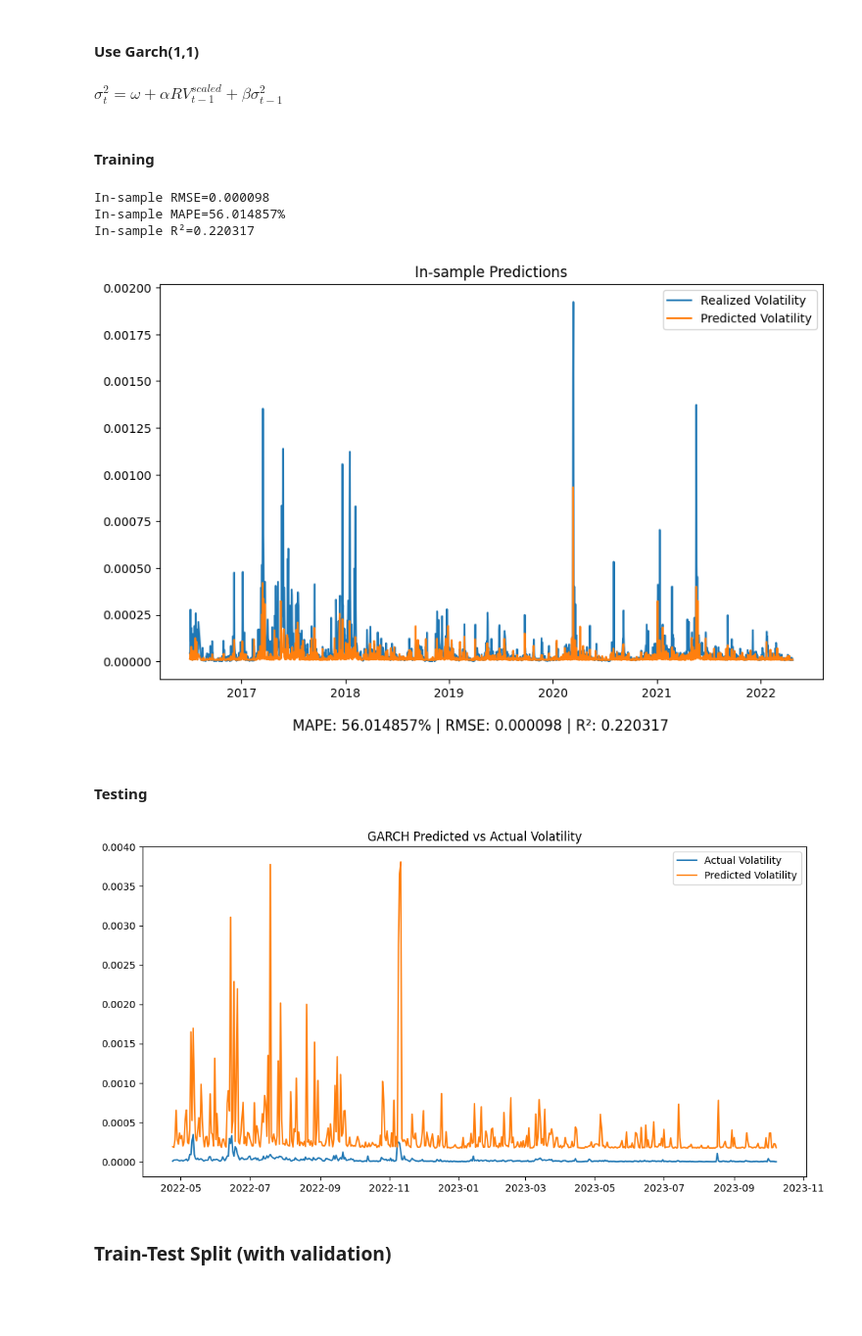
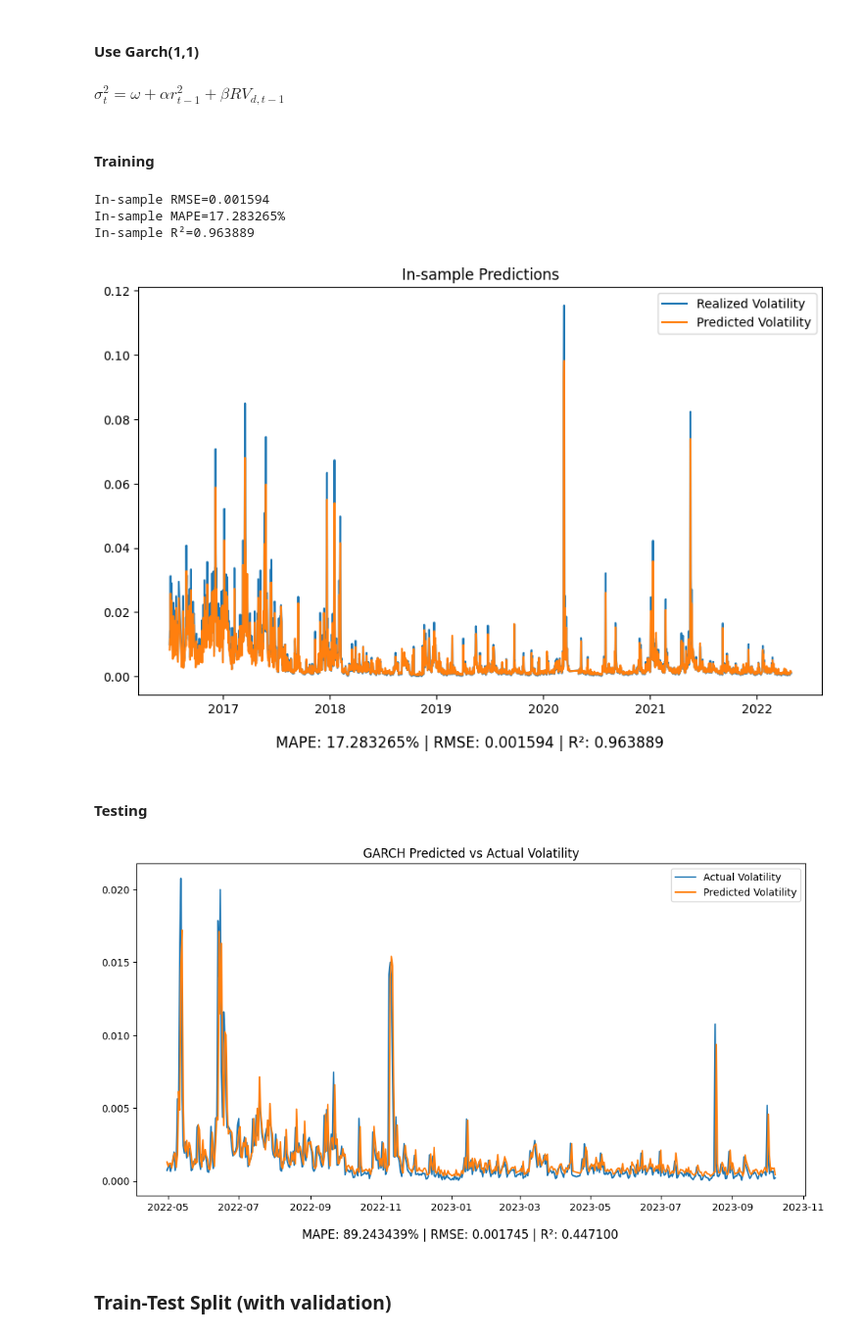
Before and after one commit to zhyoung17/crypto-rv-forecast, a Jupyter notebook: notebooks/models/GARCH.ipynb, the cells around one changed output. Shown at 98% size. Saved outputs shown, nothing was run; the diff lists cells and outputs as text; code cells hidden in the pictures; blank space fills up the shorter version.

Commit message:
update garch using normalised RV

```diff
--- a/notebooks/models/GARCH.ipynb
+++ b/notebooks/models/GARCH.ipynb
@@ -7,8 +7,7 @@ from sklearn.metrics import mean_squared_error, mean_absolute_percentage_error,
 from statsmodels.graphics.tsaplots import plot_acf, plot_pacf
 # %%
 # Load dataset
-file_path = "../../data/ethusd_time_weighted.csv"
-# file_path = "../../data/ethusd_group_project.csv"
+file_path = "../../data/ethusd_group_project.csv"
 df = pd.read_csv(file_path, parse_dates=['time'])
 
 # Ensure time is sorted
@@ -42,7 +40,7 @@ Test Set: (529,) (529,) (529,)
 # %% [markdown]
 #### Use Garch(1,1)
 # %% [markdown]
-$ \sigma^2_t = \omega + \alpha RV^{scaled}_{t-1} + \beta \sigma^2_{t-1} $
+$ \sigma^2_t = \omega + \alpha r^{2}_{t-1} + \beta RV_{d, t-1} $
 # %% [markdown]
 #### Training
 # %%
@@ -64,12 +62,12 @@ for j in range(skip, len(r_train)):
         new_variance += alpha[i] * (r_train.iloc[j-i] ** 2)
     for i in range(q):
         new_variance += beta[i] * RV_train.iloc[j-i]
-    in_samp_pred.append(new_variance/24)
+    in_samp_pred.append(new_variance)
 
 # re index
 in_samp_pred = pd.Series(in_samp_pred, index=r_train.index[skip:])
 
-# Compute RMSE
+# Compute in-sample metrics
 rmse = np.sqrt(mean_squared_error(RV_train[skip:], in_samp_pred))
 print(f"In-sample RMSE={rmse:.6f}")
 mape = mean_absolute_percentage_error(RV_train[skip:], in_samp_pred)
@@ -90,10 +88,10 @@ plt.figtext(0.5, 0.01, f"MAPE: {mape:.6%} | RMSE: {rmse:.6f} | R²: {r2:.6f}", w
 plt.savefig(f'../../results/figures/In-Sample GARCH({p}, {q})_plot.png')
 plt.show()
 # %% [output]
-In-sample RMSE=0.000098
-In-sample MAPE=56.014857%
-In-sample R²=0.220317
+In-sample RMSE=0.001594
+In-sample MAPE=17.283265%
+In-sample R²=0.963889
-[figure, old version]
+[figure, new version]
 # %%
 # save the GARCH(1,1) in-sample predictions to a csv file
 df_in_samp_pred = pd.DataFrame({'Predicted Volatility': in_samp_pred}, index=RV_train[skip:].index)
@@ -126,15 +124,25 @@ for j in range(len(r_test)):
 
 predicted_volatility = pd.Series(predicted_volatility, index=r_test.index)
 # %%
+# Compute out-of-sample metrics
+rmse = np.sqrt(mean_squared_error(RV_test, predicted_volatility))
+mape = mean_absolute_percentage_error(RV_test, predicted_volatility)
+r2 = r2_score(RV_test, predicted_volatility)
+
 # Plot predicted and actual volatility
 plt.figure(figsize=(12, 6))
 plt.plot(RV_test, label="Actual Volatility")
 plt.plot(predicted_volatility, label="Predicted Volatility")
 plt.title("GARCH Predicted vs Actual Volatility")
 plt.legend()
+
+# Add captions
+plt.figtext(0.5, 0.01, f"MAPE: {mape:.6%} | RMSE: {rmse:.6f} | R²: {r2:.6f}", wrap=True,
+            horizontalalignment='center', fontsize=12)
+plt.savefig(f'../../results/figures/out-of-sample GARCH({p}, {q})_plot.png')
 plt.show()
 # %% [output]
-[figure, old version]
+[figure, new version]
 # %% [markdown]
 ### Train-Test Split (with validation)
 # %%
```
Also changed, not shown: parts of 11 cells of this notebook, 19 other files.
